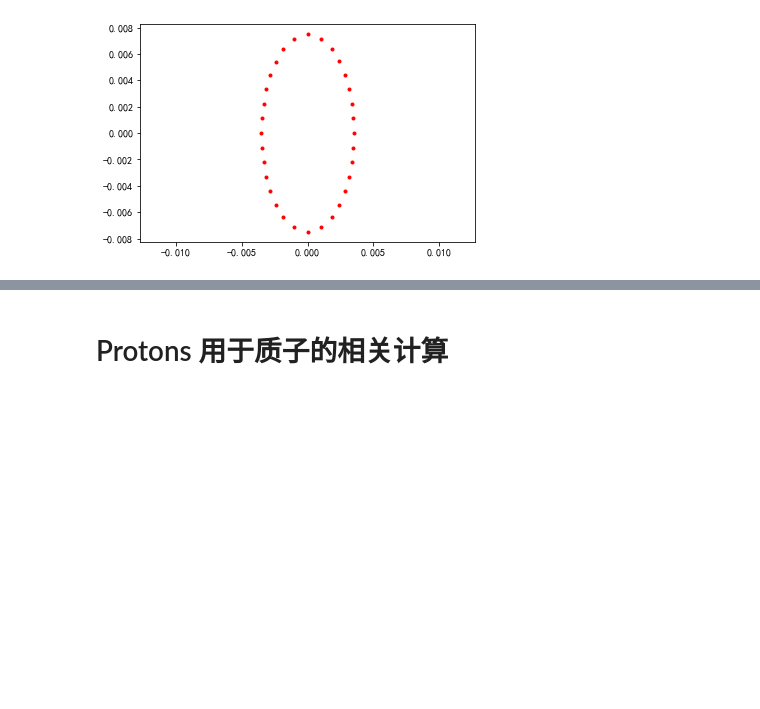
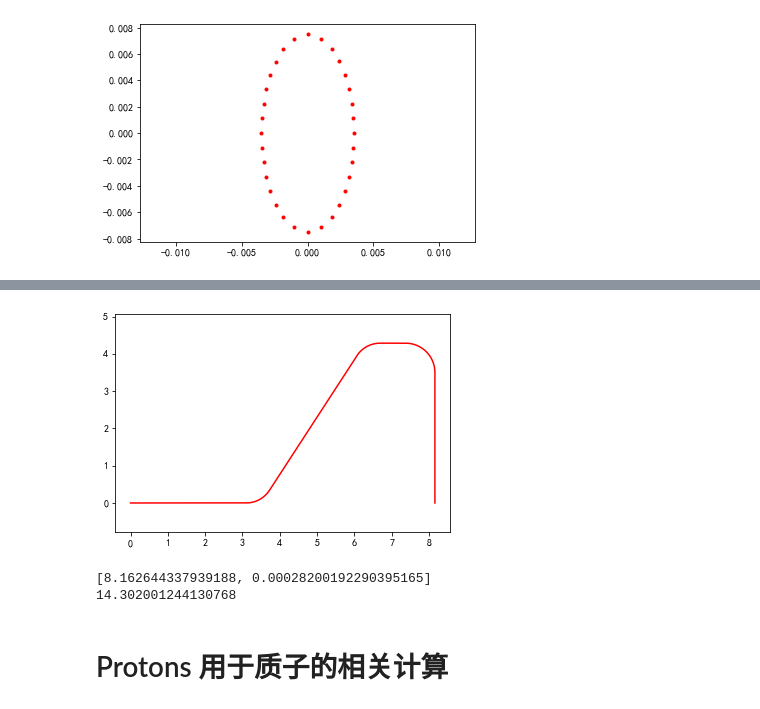
Before and after one commit to madokast/madokast.github.io.old, a Jupyter notebook: books/cct/cctpy/introduction2cctpy.ipynb, the cells around one changed output, grey strips where cells are left out. Saved outputs shown, nothing was run; the diff lists cells and outputs as text; code cells hidden in the pictures; blank space fills up the shorter version.

```diff
--- a/books/cct/cctpy/introduction2cctpy.ipynb
+++ b/books/cct/cctpy/introduction2cctpy.ipynb
@@ -383,3 +542,37 @@ Plot2.show()
+# %%
+# 设计一段机架
+t = ( # 使用括号，方便书写链式语法
+    Trajectory
+        # 设计轨道的起点，一般就设为原点
+        .set_start_point(start_point=P2.origin())
+        # 添加第一条直线段，需要给出直线的方向和长度
+        .first_line2(direct=P2.x_direct(), length=3.1)
+        # 添加一段圆弧，半径0.746，逆时针，偏转角度57度
+        .add_arc_line(radius=0.746, clockwise=False, angle_deg=57)
+        # 添加一条直线段，只需要给出长度 4.3，因为必须和之前的轨迹相切
+        .add_strait_line(length=4.3)
+        .add_arc_line(radius=0.746, clockwise=True, angle_deg=57)
+        .add_strait_line(length=0.684)
+        .add_arc_line(radius=0.7854, clockwise=True, angle_deg=90)
+        .add_strait_line(length=3.5)
+)
+
+# 绘图
+Plot2.plot_line2(t)
+Plot2.equal()
+Plot2.show()
+
+# 查看 ISOC 位置
+end = t.point_at_end()
+print(end)
+
+# 查看总长度
+total_length = t.get_length()
+print(total_length)
+# %% [output]
+[figure, added]
+[8.162644337939188, 0.00028200192290395165]
+14.302001244130768
 # %% [markdown]
 # Protons 用于质子的相关计算
 # %% [markdown]
```
Also changed, not shown: parts of 17 cells of this notebook, 14 other files.
